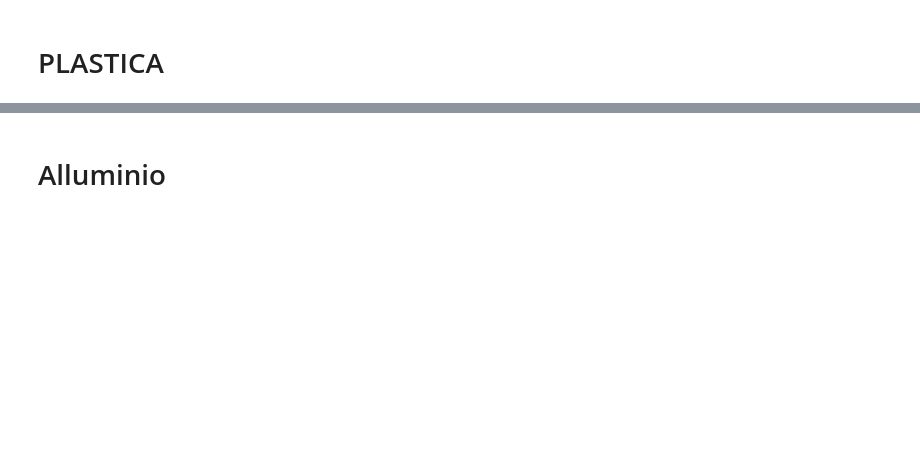
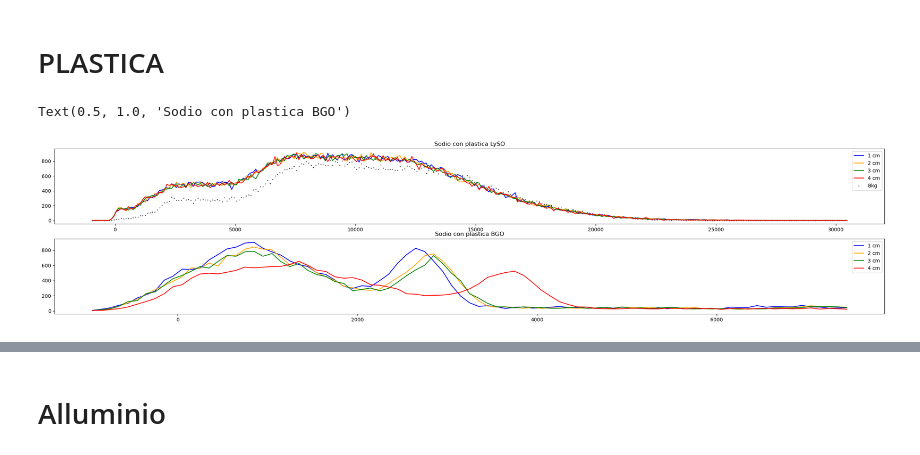
Before and after one commit to Pavar0tty/Laboratorio_SiPM, a Jupyter notebook: Analisi/Parte 2/Plastica_alluminio_aria.ipynb, the cells around one changed output, grey strips where cells are left out. Drawn from its saved outputs; the diff is of its cells as text; code cells hidden in the pictures; blank space fills up the shorter version.

```diff
--- a/Analisi/Parte 2/Plastica_alluminio_aria.ipynb
+++ b/Analisi/Parte 2/Plastica_alluminio_aria.ipynb
@@ -19,31 +19,37 @@ from lablib import *
 # %%
 #prendo dati di LySO e fondo lyso
 #spiego nome: sodio_lyso_1cm_plastica
 Na_L_1_p = read_corretto(path = 'Dati/Parte 2/Plastica/Na_lyso_1.txt', titles = ['ADC', 'Counts'])
 Na_L_2_p = read_corretto(path = 'Dati/Parte 2/Plastica/Na_lyso_2.txt', titles = ['ADC', 'Counts'])
 Na_L_3_p = read_corretto(path = 'Dati/Parte 2/Plastica/Na_lyso_3.txt', titles = ['ADC', 'Counts'])
 Na_L_4_p = read_corretto(path = 'Dati/Parte 2/Plastica/Na_lyso_4.txt', titles = ['ADC', 'Counts'])
 bkg_L  = read_corretto(path = 'Dati/Parte 2/LySO/Bkg_55.5V.txt', titles = ['ADC', 'Counts'])
 #prendo dati BGO
 Na_B_1_p = read_corretto(path = 'Dati/Parte 2/Plastica/Na_bgo_1.txt', titles = ['ADC', 'Counts'])
 Na_B_2_p = read_corretto(path = 'Dati/Parte 2/Plastica/Na_bgo_2.txt', titles = ['ADC', 'Counts'])
 Na_B_3_p = read_corretto(path = 'Dati/Parte 2/Plastica/Na_bgo_3.txt', titles = ['ADC', 'Counts'])
+Na_B_4_p = read_corretto(path = 'Dati/Parte 2/Plastica/Na_bgo_4.txt', titles = ['ADC', 'Counts'])
 #farò dei plot, non plotto tutti gli zeri finali però
 Fig, axes = plt.subplots(2, 1, figsize = (30, 6))
 start_index = 0
 end_index_L = 380 - 65
 end_index_B = 150 - 65
 axes[0].plot(Na_L_1_p['ADC'][start_index:end_index_L], Na_L_1_p['Counts'][start_index:end_index_L], label = '1 cm', color = 'blue')
 axes[0].plot(Na_L_2_p['ADC'][start_index:end_index_L], Na_L_2_p['Counts'][start_index:end_index_L], label = '2 cm', color = 'orange')
 axes[0].plot(Na_L_3_p['ADC'][start_index:end_index_L], Na_L_3_p['Counts'][start_index:end_index_L], label = '3 cm', color = 'green')
 axes[0].plot(Na_L_4_p['ADC'][start_index:end_index_L], Na_L_4_p['Counts'][start_index:end_index_L], label = '4 cm', color = 'red')
+axes[0].scatter(bkg_L['ADC'][start_index:end_index_L], bkg_L['Counts'][start_index:end_index_L], label = 'Bkg', color = 'black', s = 0.5)
 axes[0].legend()
 axes[0].set_title('Sodio con plastica LySO')
 axes[1].plot(Na_B_1_p['ADC'][start_index:end_index_B], Na_B_1_p['Counts'][start_index:end_index_B], label = '1 cm', color = 'blue')
 axes[1].plot(Na_B_2_p['ADC'][start_index:end_index_B], Na_B_2_p['Counts'][start_index:end_index_B], label = '2 cm', color = 'orange')
 axes[1].plot(Na_B_3_p['ADC'][start_index:end_index_B], Na_B_3_p['Counts'][start_index:end_index_B], label = '3 cm', color = 'green')
+axes[1].plot(Na_B_4_p['ADC'][start_index:end_index_B], Na_B_4_p['Counts'][start_index:end_index_B], label = '4 cm', color = 'red')
 axes[1].legend()
 axes[1].set_title('Sodio con plastica BGO')
+# %% [output]
+Text(0.5, 1.0, 'Sodio con plastica BGO')
+[figure, added]
 # %%
 #non si vede una mazza con LySO, probabilmente è colpa del fondo, ora provo a toglierlo. e riplotto.
 Na_L_1_nobkg_p = Na_L_1_p['Counts'][start_index:end_index_L] - bkg_L['Counts'][start_index:end_index_L]
```
Also changed, not shown: parts of 8 cells of this notebook, 3 other files.
